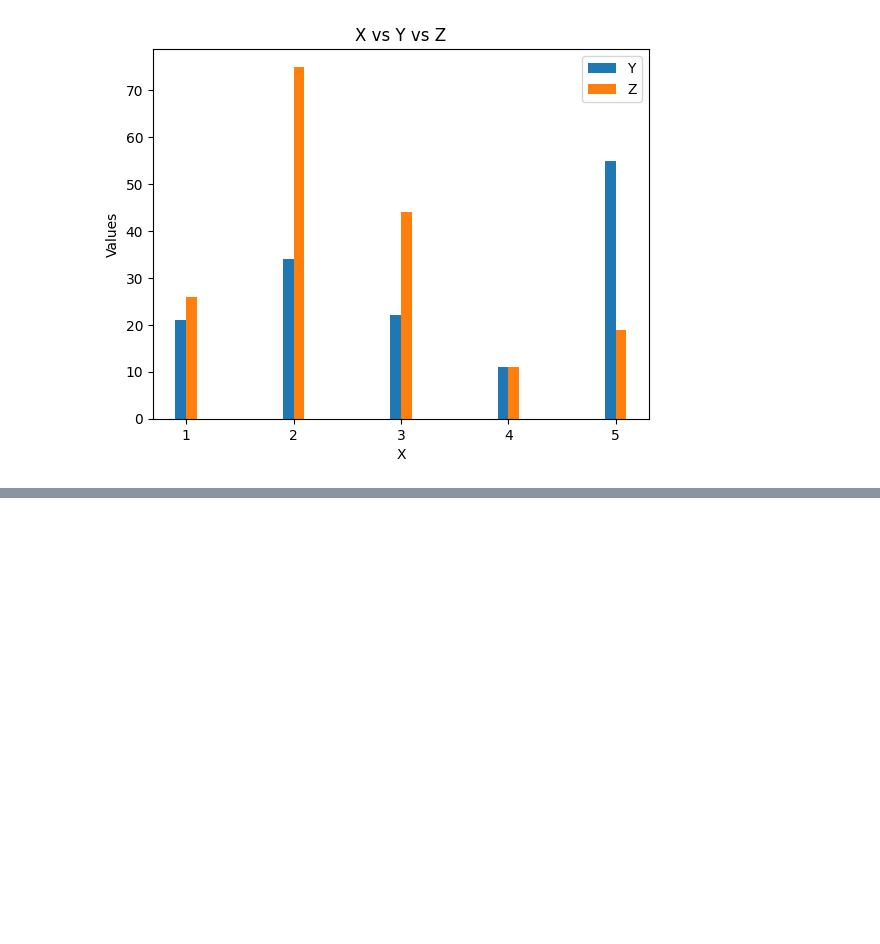
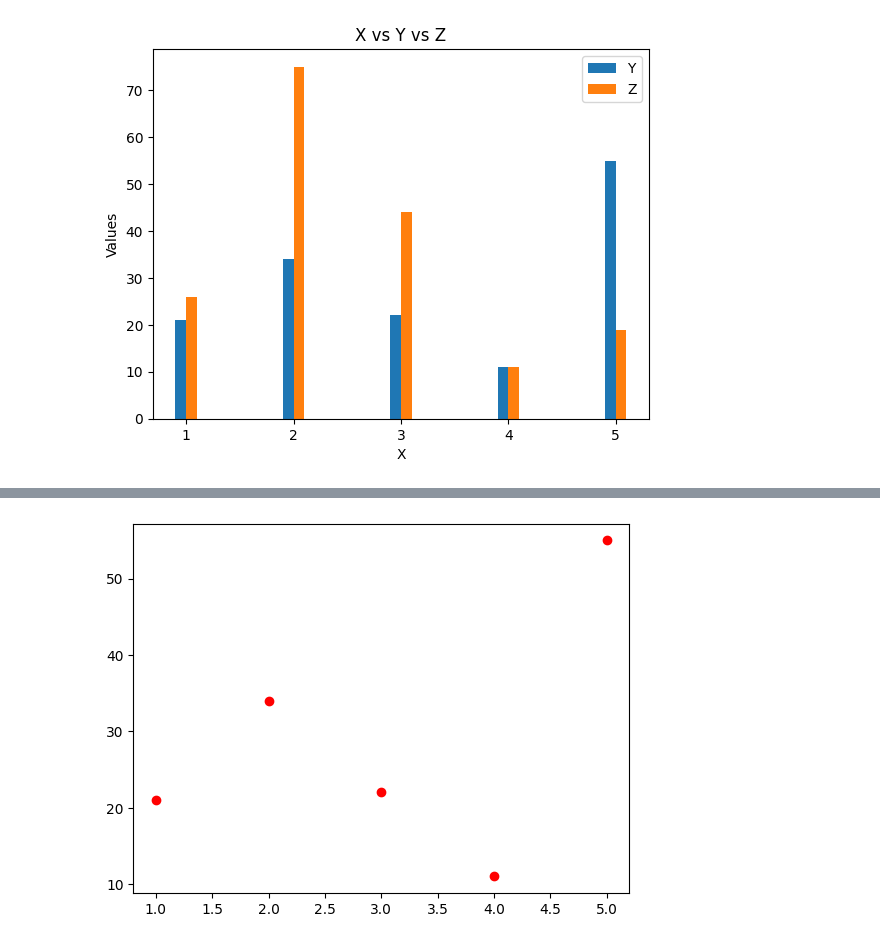
Before and after one commit to Shayan1064/machine-learning-journey, a Jupyter notebook: Day 9/Untitled.ipynb, the cells around one changed output, grey strips where cells are left out. Cells and saved outputs as stored; diff of their text form; code cells hidden in the pictures; blank space fills up the shorter version.

```diff
--- a/Day 9/Untitled.ipynb
+++ b/Day 9/Untitled.ipynb
@@ -140,0 +149,7 @@ TypeError: unsupported operand type(s) for -: 'list' and 'float'
+# %%
+x=[1,2,3,4,5]
+y=[21,34,22,11,55]
+plt.scatter(x,y,color='red')
+plt.show()
+# %% [output]
+[figure, added]
```
Also changed, not shown: parts of 2 cells of this notebook.
